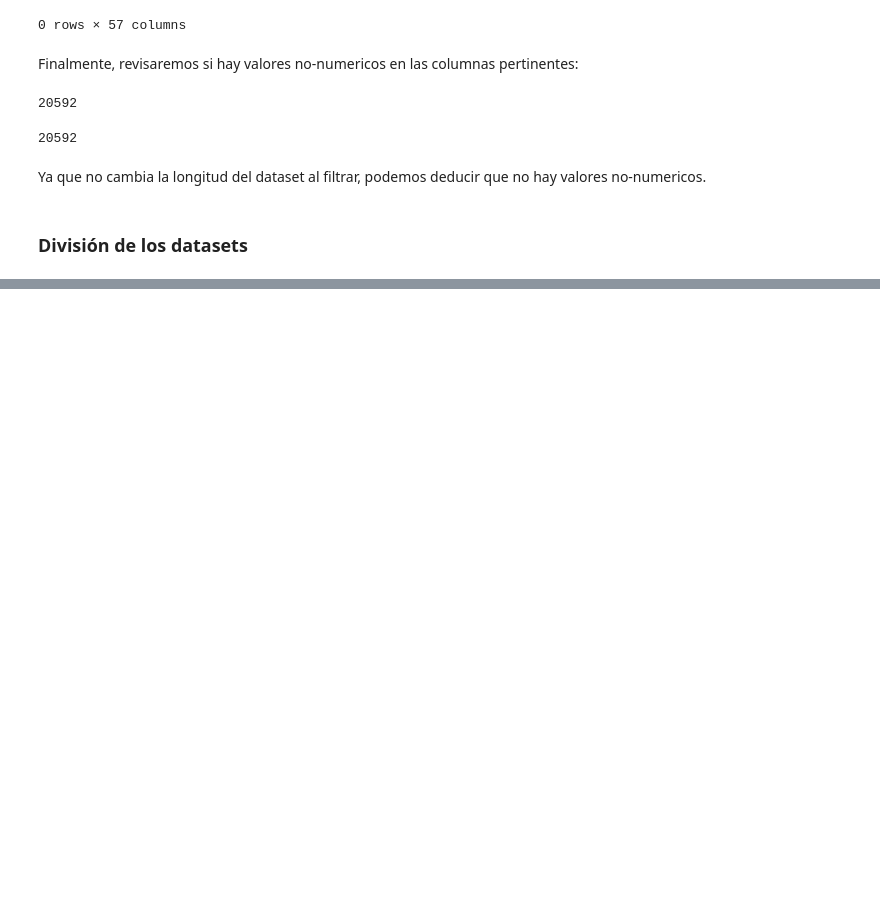
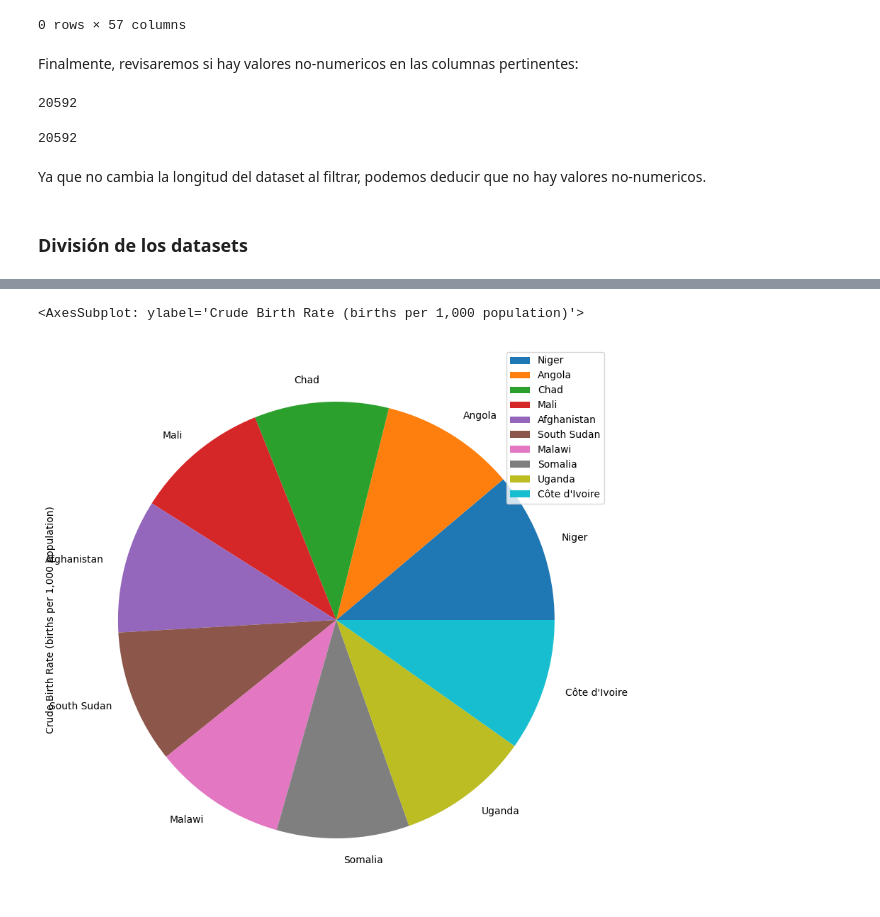
Before and after one commit to akumoth/flujos_migratorios, a Jupyter notebook: notebook/world_population_prospects.ipynb, the cells around one changed output, grey strips where cells are left out. Saved outputs shown, nothing was run; the diff lists cells and outputs as text; code cells hidden in the pictures; blank space fills up the shorter version.

```diff
--- a/notebook/world_population_prospects.ipynb
+++ b/notebook/world_population_prospects.ipynb
@@ -148,4 +155,12 @@ Ya que no cambia la longitud del dataset al filtrar, podemos deducir que no hay
 # %%
 dev_wpp_df = wpp_df[(wpp_df.Type == 'Development Group') | (wpp_df.Type == 'Income Group') | (wpp_df.Type == 'Special other')]
 # %%
-reg_wpp_df = wpp_df[(wpp_df.Type != 'World') & (wpp_df.Type != 'Label/Separator') & (wpp_df.Type != 'Development Group') & (wpp_df.Type != 'Income Group') & (wpp_df.Type != 'Special other')]
+reg_wpp_df = wpp_df[(wpp_df.Type != 'Label/Separator') & (wpp_df.Type != 'Development Group') & (wpp_df.Type != 'Income Group') & (wpp_df.Type != 'Special other')]
+# %%
+for i in reg_wpp_df.columns[2:]:
+    reg_wpp_df[i] = reg_wpp_df[i].astype(str).str.replace('...','0',regex=False)
+    reg_wpp_df[i] = pd.to_numeric(reg_wpp_df[i],downcast='float')
+
+for i in dev_wpp_df.columns[2:]:
+    dev_wpp_df[i] = reg_wpp_df[i].astype(str).str.replace('...','0',regex=False)
+    dev_wpp_df[i] = pd.to_numeric(reg_wpp_df[i],downcast='float')
@@ -160,0 +228,14 @@ total_popul_df.set_index('Region, subregion, country or area *').plot.pie(y='Tot
+# %%
+birth_rate_df = (
+    reg_wpp_df[reg_wpp_df.Type == 'Country/Area']
+    .groupby('Region, subregion, country or area *')['Crude Birth Rate (births per 1,000 population)']
+    .mean()
+    .reset_index()
+    .sort_values(by='Crude Birth Rate (births per 1,000 population)',ascending=False)
+    .head(10)
+)
+# %%
+birth_rate_df.set_index('Region, subregion, country or area *').plot.pie(y='Crude Birth Rate (births per 1,000 population)', figsize=(10,10))
+# %% [output]
+<AxesSubplot: ylabel='Crude Birth Rate (births per 1,000 population)'>
+[figure, added]
```
Also changed, not shown: parts of 23 cells of this notebook, 1 other file.
